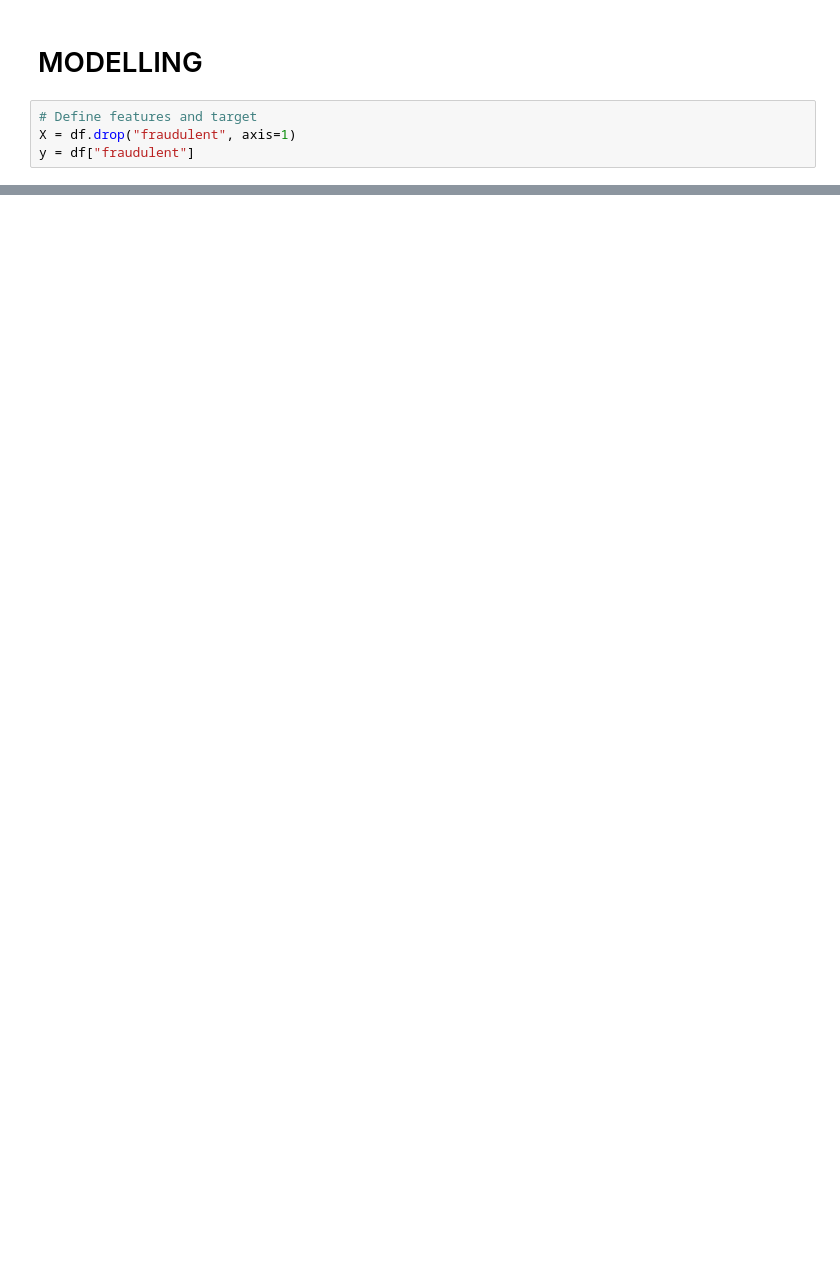
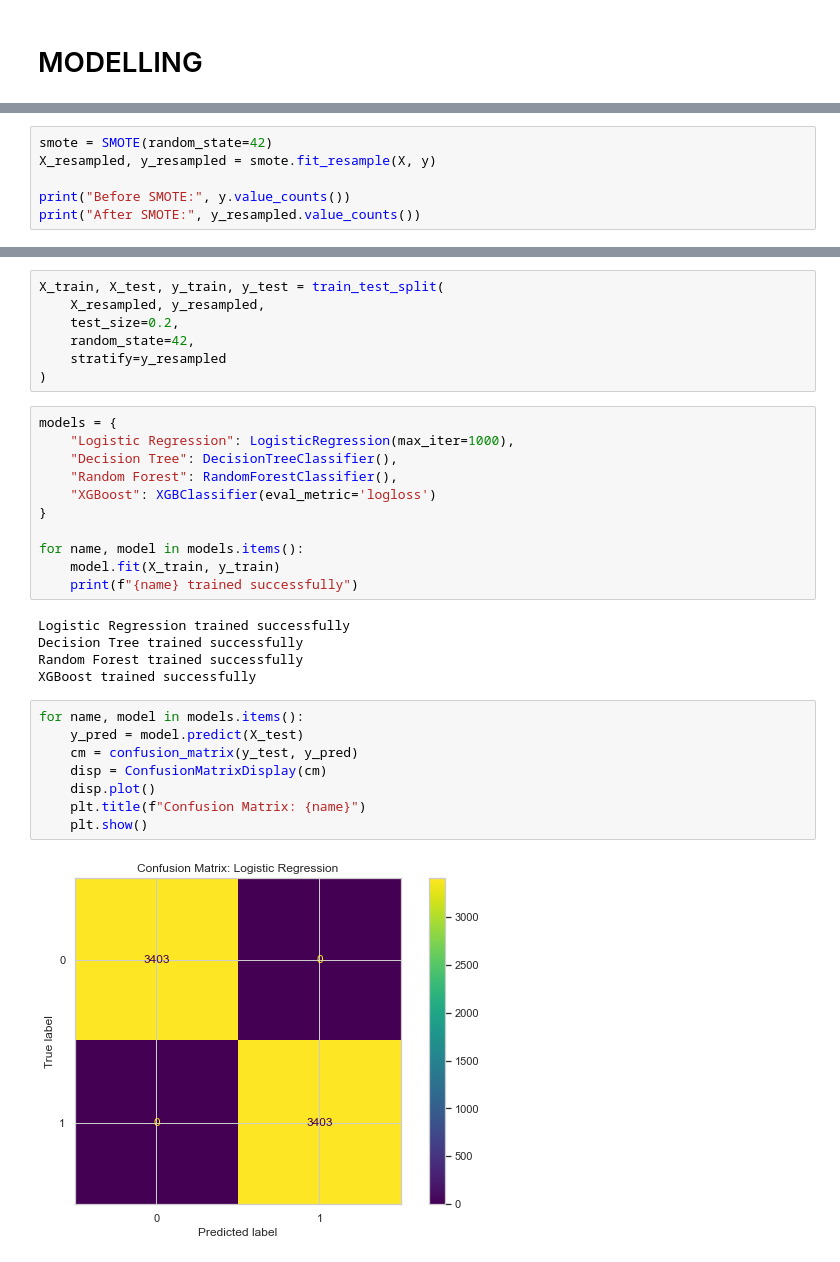
Before and after one commit to FGithaiga/FAKE_JOB_POSTING, a Jupyter notebook: index.ipynb, the cells around one changed output, grey strips where cells are left out. Cells and saved outputs as stored; diff of their text form; blank space fills up the shorter version.

```diff
--- a/index.ipynb
+++ b/index.ipynb
@@ -485,6 +441,2 @@ df.head()
 # %% [markdown]
 # MODELLING
-# %%
-# Define features and target
-X = df.drop("fraudulent", axis=1)
-y = df["fraudulent"]
@@ -566,0 +491,6 @@ The model is predicting every single class corectly including minority class.
+# %%
+smote = SMOTE(random_state=42)
+X_resampled, y_resampled = smote.fit_resample(X, y)
+
+print("Before SMOTE:", y.value_counts())
+print("After SMOTE:", y_resampled.value_counts())
@@ -566,0 +506,33 @@ The model is predicting every single class corectly including minority class.
+# %%
+X_train, X_test, y_train, y_test = train_test_split(
+    X_resampled, y_resampled,
+    test_size=0.2,
+    random_state=42,
+    stratify=y_resampled
+)
+# %%
+models = {
+    "Logistic Regression": LogisticRegression(max_iter=1000),
+    "Decision Tree": DecisionTreeClassifier(),
+    "Random Forest": RandomForestClassifier(),
+    "XGBoost": XGBClassifier(eval_metric='logloss')
+}
+
+for name, model in models.items():
+    model.fit(X_train, y_train)
+    print(f"{name} trained successfully")
+# %% [output]
+Logistic Regression trained successfully
+Decision Tree trained successfully
+Random Forest trained successfully
+XGBoost trained successfully
+# %%
+for name, model in models.items():
+    y_pred = model.predict(X_test)
+    cm = confusion_matrix(y_test, y_pred)
+    disp = ConfusionMatrixDisplay(cm)
+    disp.plot()
+    plt.title(f"Confusion Matrix: {name}")
+    plt.show()
+# %% [output]
+[figure, added]
```
Also changed, not shown: parts of 33 cells of this notebook.
